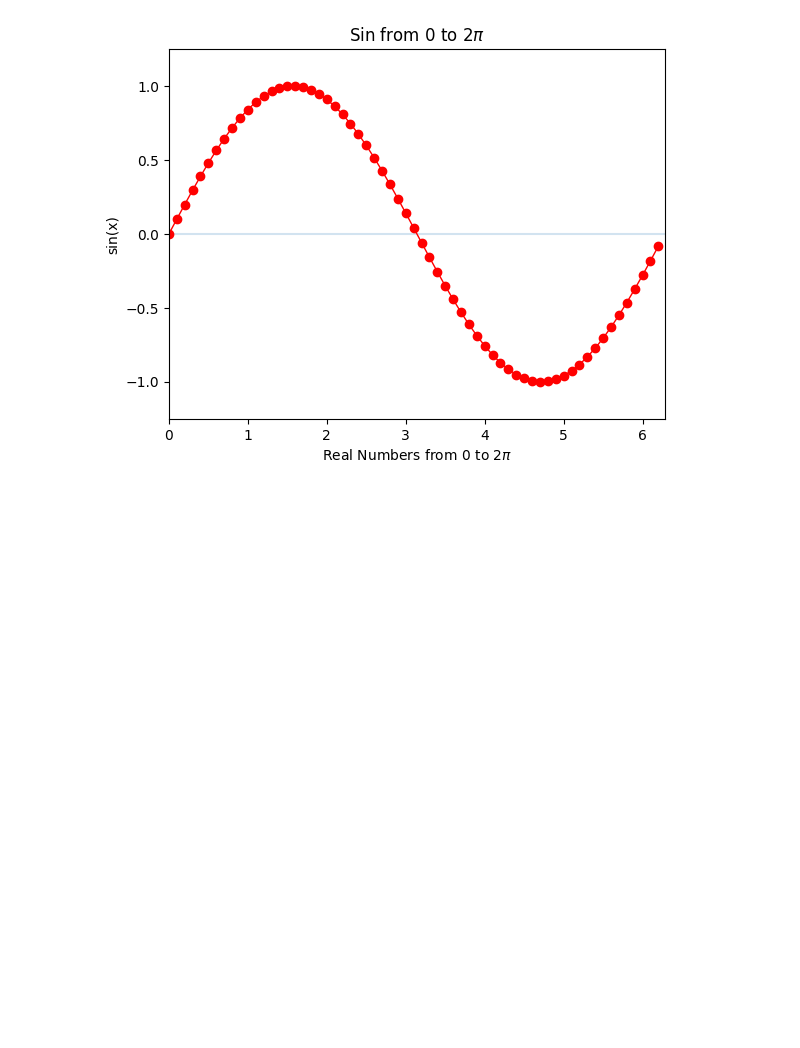
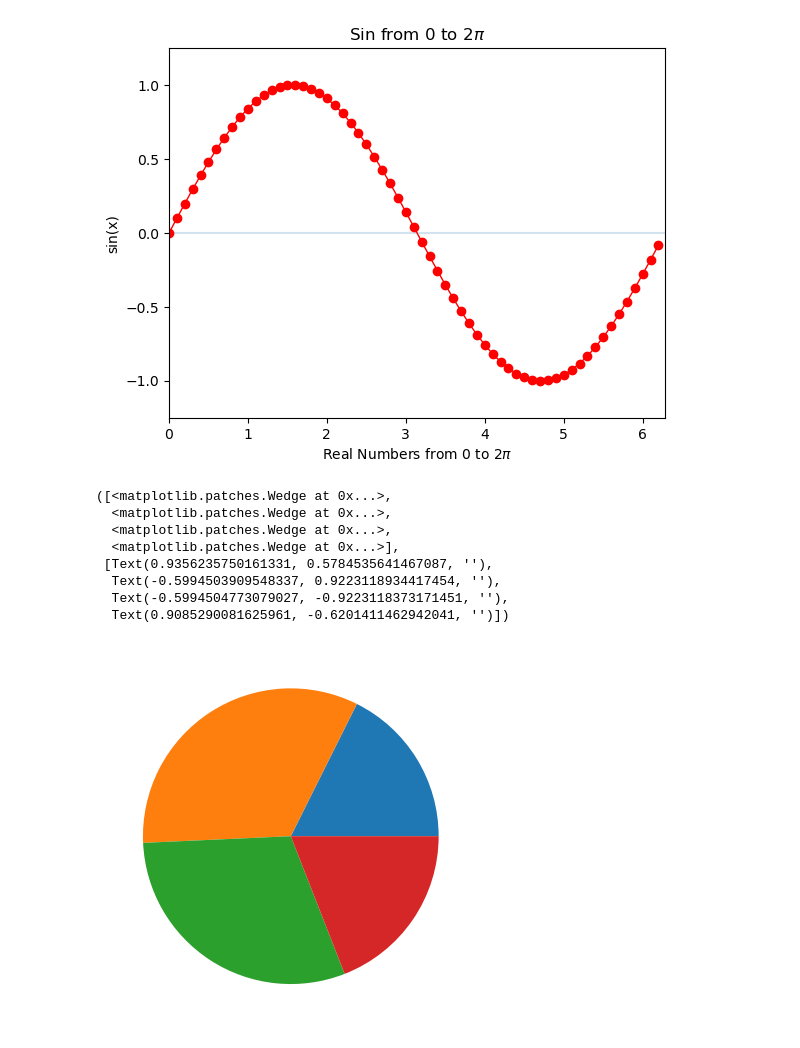
Before and after one commit to DylanSui799/UCBBootCampWork, a Jupyter notebook: 01-Sessions/05-Data-Visualization/2/Activities/01-Stu_PlotsReview/Solved/plot_drills_solution.ipynb, the cells around one changed output. Drawn from its saved outputs; the diff is of its cells as text; code cells hidden in the pictures; blank space fills up the shorter version.

```diff
--- a/01-Sessions/05-Data-Visualization/2/Activities/01-Stu_PlotsReview/Solved/plot_drills_solution.ipynb
+++ b/01-Sessions/05-Data-Visualization/2/Activities/01-Stu_PlotsReview/Solved/plot_drills_solution.ipynb
@@ -48,6 +53,18 @@ gyms = ["Crunch", "Planet Fitness", "NY Sports Club", "Rickie's Gym"]
 members = [49, 92, 84, 53]
 colors = ["yellowgreen", "red", "lightcoral", "lightskyblue"]
 explode = (0, 0.05, 0, 0)
+# %%
+plt.pie(members)
+# %% [output]
+([<matplotlib.patches.Wedge at 0x...>,
+  <matplotlib.patches.Wedge at 0x...>,
+  <matplotlib.patches.Wedge at 0x...>,
+  <matplotlib.patches.Wedge at 0x...>],
+ [Text(0.9356235750161331, 0.5784535641467087, ''),
+  Text(-0.5994503909548337, 0.9223118934417454, ''),
+  Text(-0.5994504773079027, -0.9223118373171451, ''),
+  Text(0.9085290081625961, -0.6201411462942041, '')])
+[figure, added]
 # %%
 plt.title("NYC Gym Popularity")
 plt.pie(members, explode=explode, labels=gyms, colors=colors,
```
Also changed, not shown: parts of 4 cells of this notebook, 11 other files.
